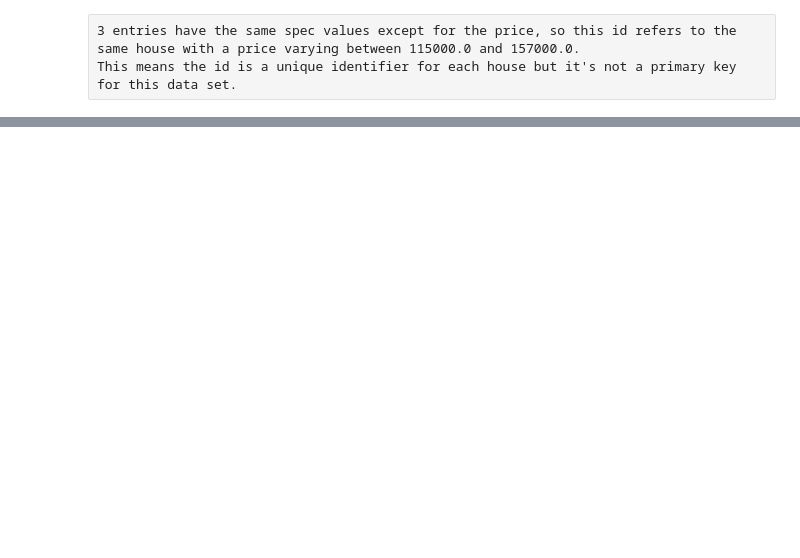
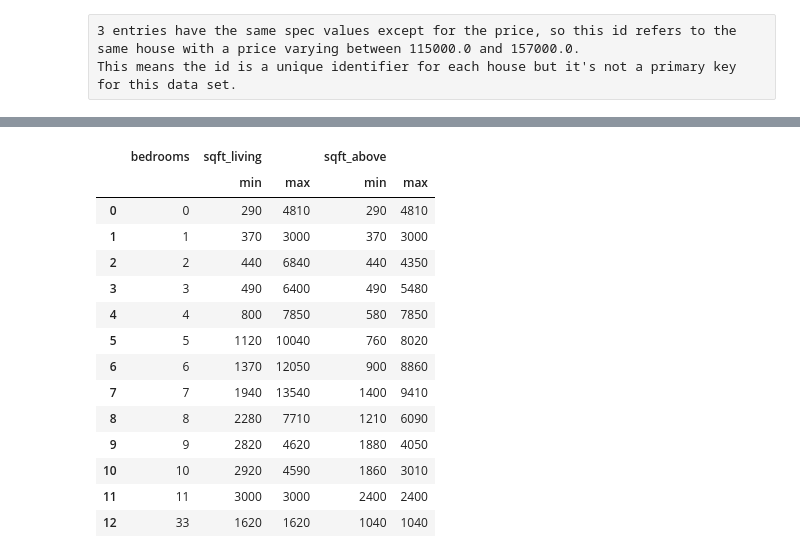
Before and after one commit to FawziElZein/House-Sales-King-County-Analysis-Part-3, a Jupyter notebook: Pandas Assignment #4.ipynb, the cells around one changed output, grey strips where cells are left out. Drawn from its saved outputs; the diff is of its cells as text; code cells hidden in the pictures; blank space fills up the shorter version.

```diff
--- a/Pandas Assignment #4.ipynb
+++ b/Pandas Assignment #4.ipynb
@@ -53,0 +133,19 @@ This means the id is a unique identifier for each house but it's not a primary k
+# %%
+df_agg = df.groupby('bedrooms')[['sqft_living','sqft_above']].agg(['min','max']).reset_index()
+df_agg
+# %% [output]
+|  | bedrooms | sqft_living |  | sqft_above |  |
+|  |  | min | max | min | max |
+| 0 | 0 | 290 | 4810 | 290 | 4810 |
+| 1 | 1 | 370 | 3000 | 370 | 3000 |
+| 2 | 2 | 440 | 6840 | 440 | 4350 |
+| 3 | 3 | 490 | 6400 | 490 | 5480 |
+| 4 | 4 | 800 | 7850 | 580 | 7850 |
+| 5 | 5 | 1120 | 10040 | 760 | 8020 |
+| 6 | 6 | 1370 | 12050 | 900 | 8860 |
+| 7 | 7 | 1940 | 13540 | 1400 | 9410 |
+| 8 | 8 | 2280 | 7710 | 1210 | 6090 |
+| 9 | 9 | 2820 | 4620 | 1880 | 4050 |
+| 10 | 10 | 2920 | 4590 | 1860 | 3010 |
+| 11 | 11 | 3000 | 3000 | 2400 | 2400 |
+| 12 | 33 | 1620 | 1620 | 1040 | 1040 |
```
Also changed, not shown: parts of 12 cells of this notebook, 1 other file.
